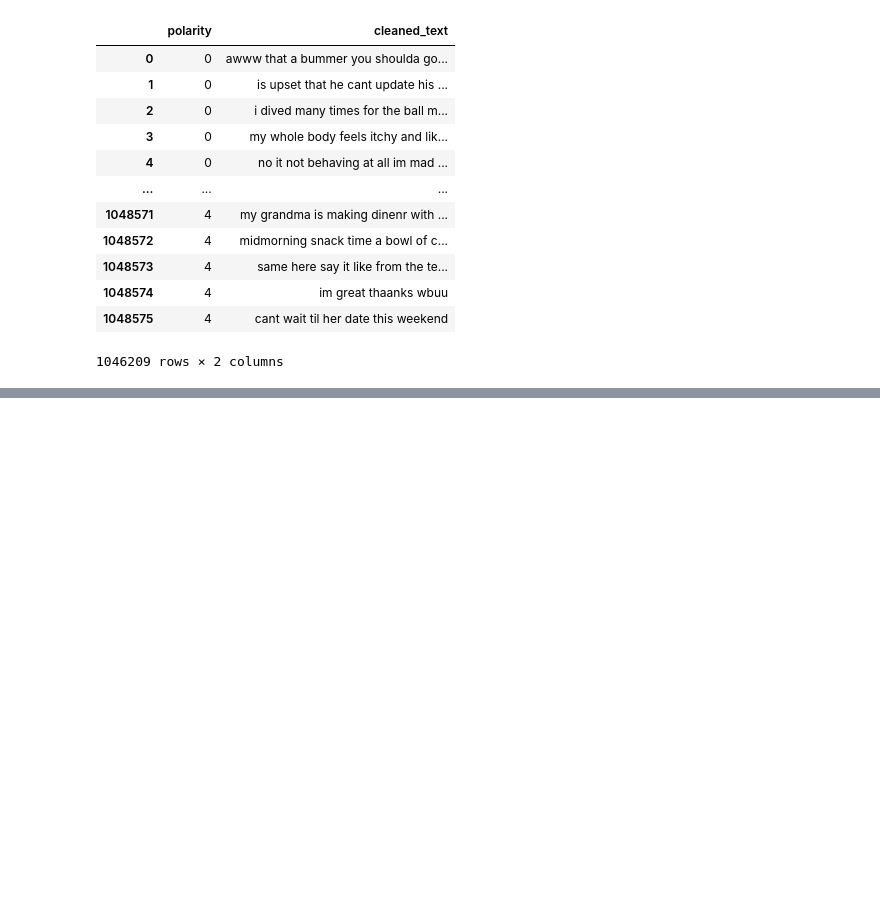
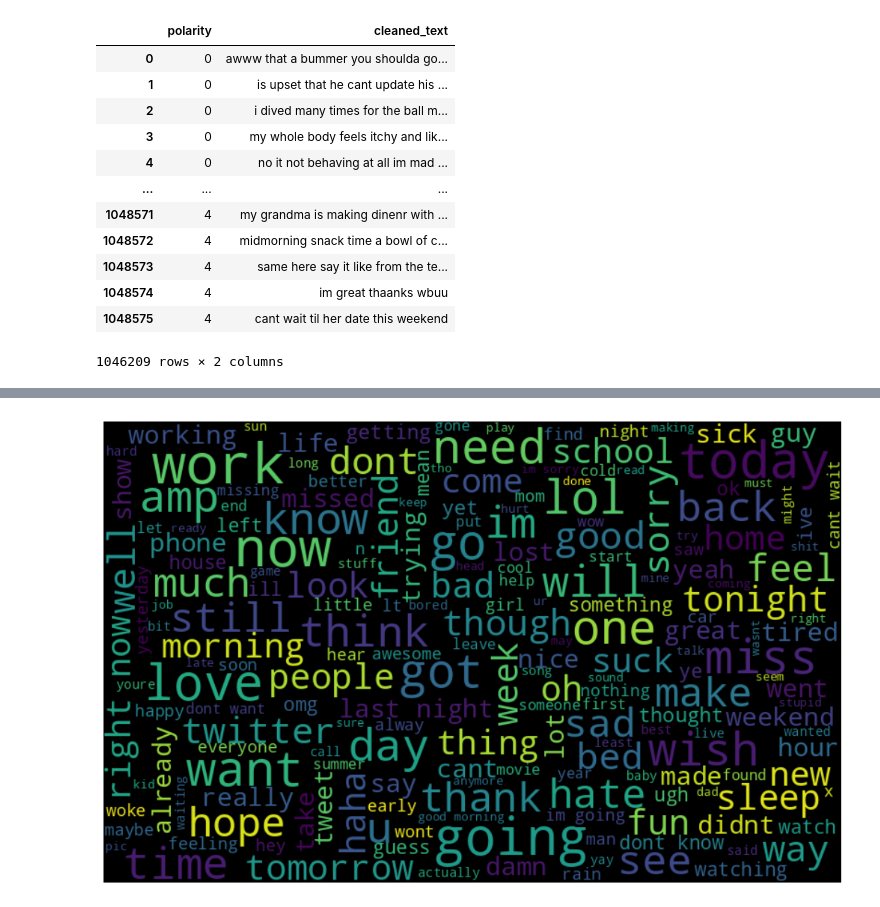
Before and after one commit to Tanucode/Deep-Learning-Practice, a Jupyter notebook: Dataset(sentiment140)cleaning.ipynb, the cells around one changed output, grey strips where cells are left out. Drawn from its saved outputs; the diff is of its cells as text; code cells hidden in the pictures; blank space fills up the shorter version.

```diff
--- a/Dataset(sentiment140)cleaning.ipynb
+++ b/Dataset(sentiment140)cleaning.ipynb
@@ -133,0 +347,16 @@ display(data[['polarity','cleaned_text']])
+# %%
+import pandas as pd
+import matplotlib.pyplot as plt
+from wordcloud import WordCloud
+def graphone(word):
+    wordcloud = WordCloud(width=800, height=500, random_state=42, max_font_size=60).generate(word)
+    plt.figure(figsize=(15, 8))
+    plt.imshow(wordcloud, interpolation='bilinear')
+    plt.axis('off')
+    plt.show()
+
+
+all_cleaned_text = " ".join([sentence for sentence in data['cleaned_text']])
+graphone(all_cleaned_text)
+# %% [output]
+[figure, added]
```
Also changed, not shown: parts of 20 cells of this notebook.
